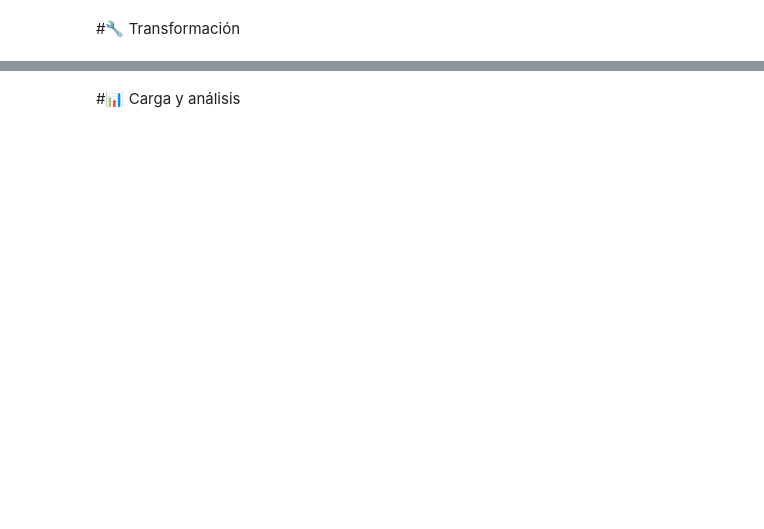
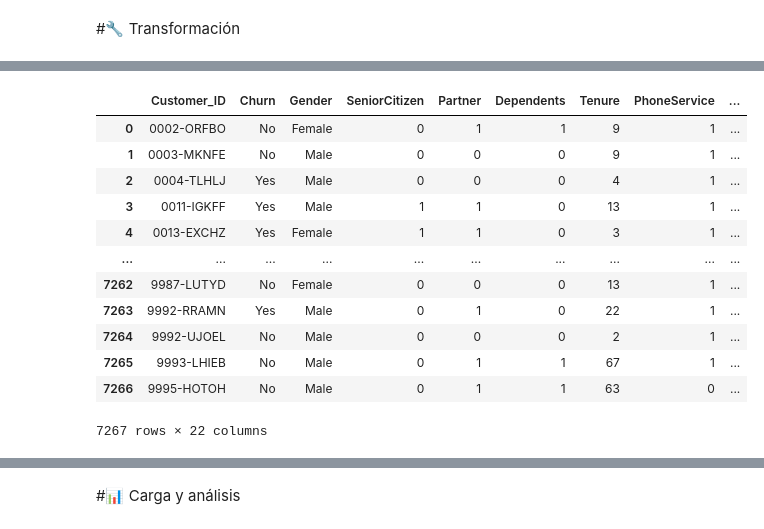
Before and after one commit to Jhoncito07/TelecomX_LATAM-Challenge, a Jupyter notebook: TelecomX_LATAM.ipynb, the cells around one changed output, grey strips where cells are left out. Cells and saved outputs as stored; diff of their text form; code cells hidden in the pictures; blank space fills up the shorter version.

```diff
--- a/TelecomX_LATAM.ipynb
+++ b/TelecomX_LATAM.ipynb
@@ -6,0 +263,20 @@
+# %%
+# Recorremos la columna 'Churn'.
+# Si el valor es 'Yes' o 'No', lo conservamos tal cual.
+# Para cualquier otro valor, lo reemplazamos por 'N/A'.
+df_expandido['Churn'] = df_expandido['Churn'].apply(lambda x: x if x == 'Yes' or x =='No' else 'N/A')
+df_expandido
+# %% [output]
+|  | Customer_ID | Churn | Gender | SeniorCitizen | Partner | Dependents | Tenure | PhoneService | ... |
+| 0 | 0002-ORFBO | No | Female | 0 | 1 | 1 | 9 | 1 | ... |
+| 1 | 0003-MKNFE | No | Male | 0 | 0 | 0 | 9 | 1 | ... |
+| 2 | 0004-TLHLJ | Yes | Male | 0 | 0 | 0 | 4 | 1 | ... |
+| 3 | 0011-IGKFF | Yes | Male | 1 | 1 | 0 | 13 | 1 | ... |
+| 4 | 0013-EXCHZ | Yes | Female | 1 | 1 | 0 | 3 | 1 | ... |
+| ... | ... | ... | ... | ... | ... | ... | ... | ... | ... |
+| 7262 | 9987-LUTYD | No | Female | 0 | 0 | 0 | 13 | 1 | ... |
+| 7263 | 9992-RRAMN | Yes | Male | 0 | 1 | 0 | 22 | 1 | ... |
+| 7264 | 9992-UJOEL | No | Male | 0 | 0 | 0 | 2 | 1 | ... |
+| 7265 | 9993-LHIEB | No | Male | 0 | 1 | 1 | 67 | 1 | ... |
+| 7266 | 9995-HOTOH | No | Male | 0 | 1 | 1 | 63 | 0 | ... |
+7267 rows × 22 columns
```
Also changed, not shown: parts of 37 cells of this notebook.
